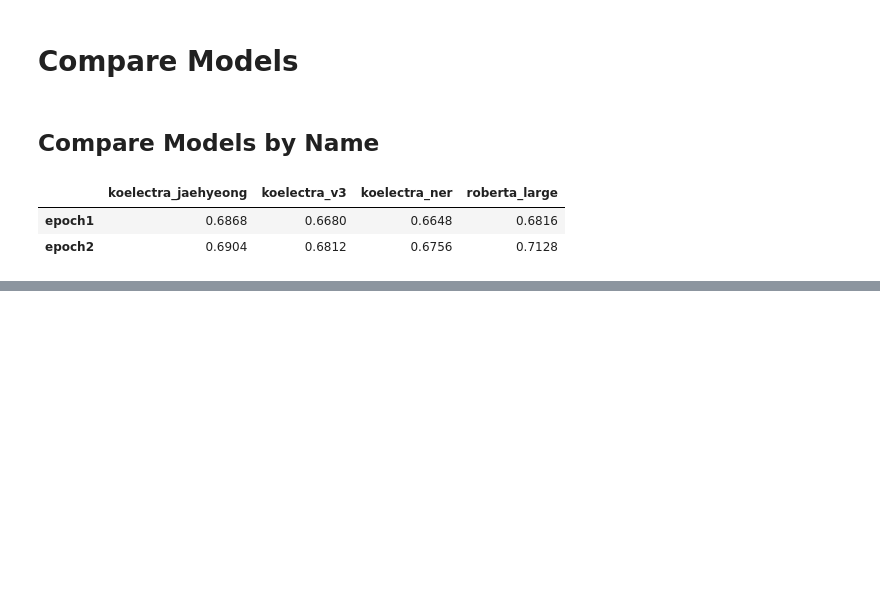
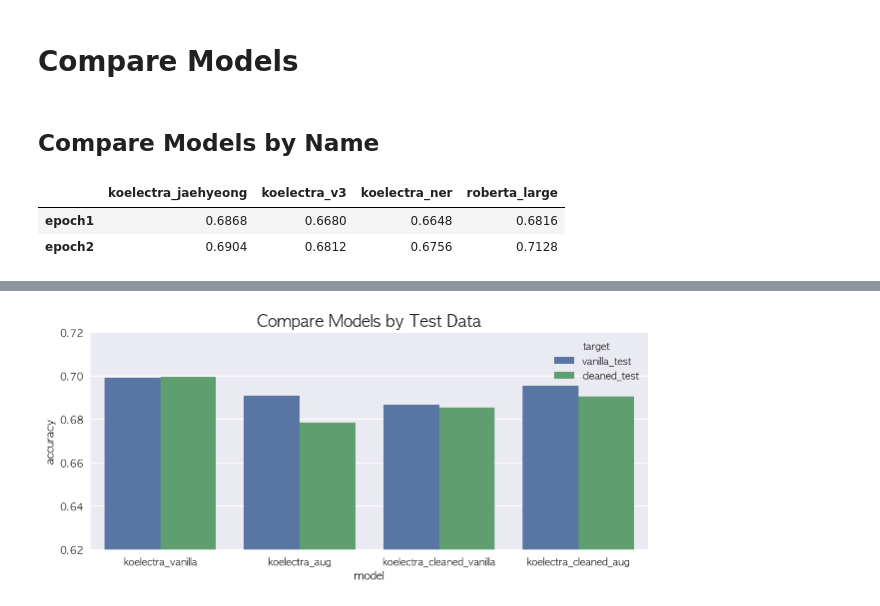
Before and after one commit to minyeamer/auto-raiting, a Jupyter notebook: notebooks/compare.ipynb, the cells around one changed output, grey strips where cells are left out. Cells and saved outputs as stored; diff of their text form; code cells hidden in the pictures; blank space fills up the shorter version.

```diff
--- a/notebooks/compare.ipynb
+++ b/notebooks/compare.ipynb
@@ -87,0 +102,6 @@ plt.show()
+# %%
+fig = plt.figure(figsize=(10,4))
+plot_history(public_scores, METRIC, legend='target', title='Compare Models by Test Data', ymin=0.62, ymax=0.72)
+plt.show()
+# %% [output]
+[figure, added]
```
Also changed, not shown: parts of 10 cells of this notebook, 1 other file.
